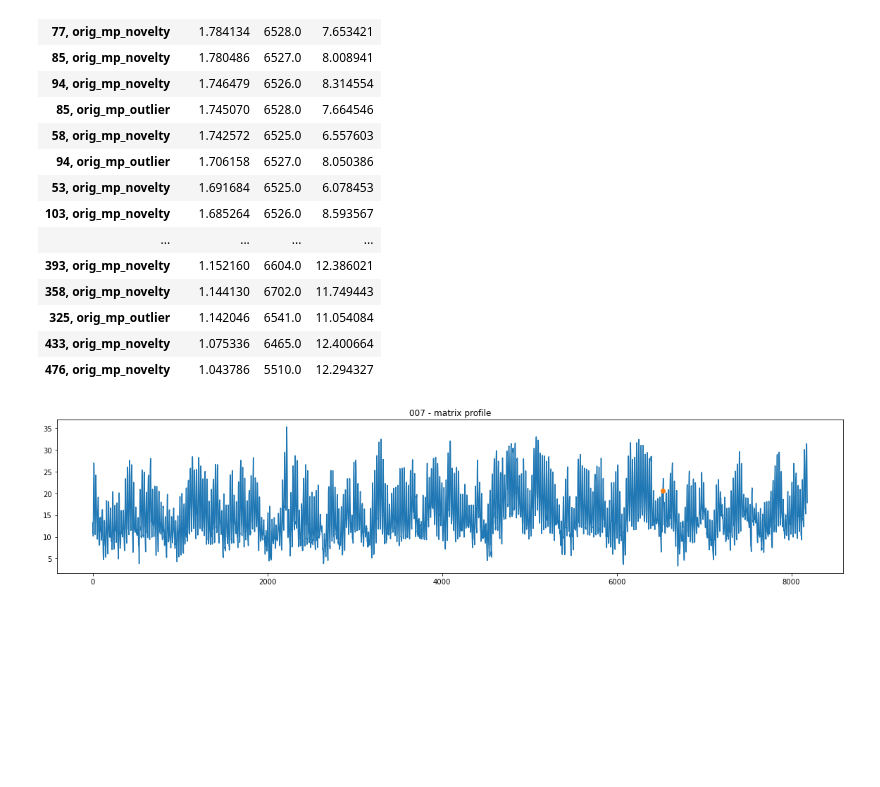
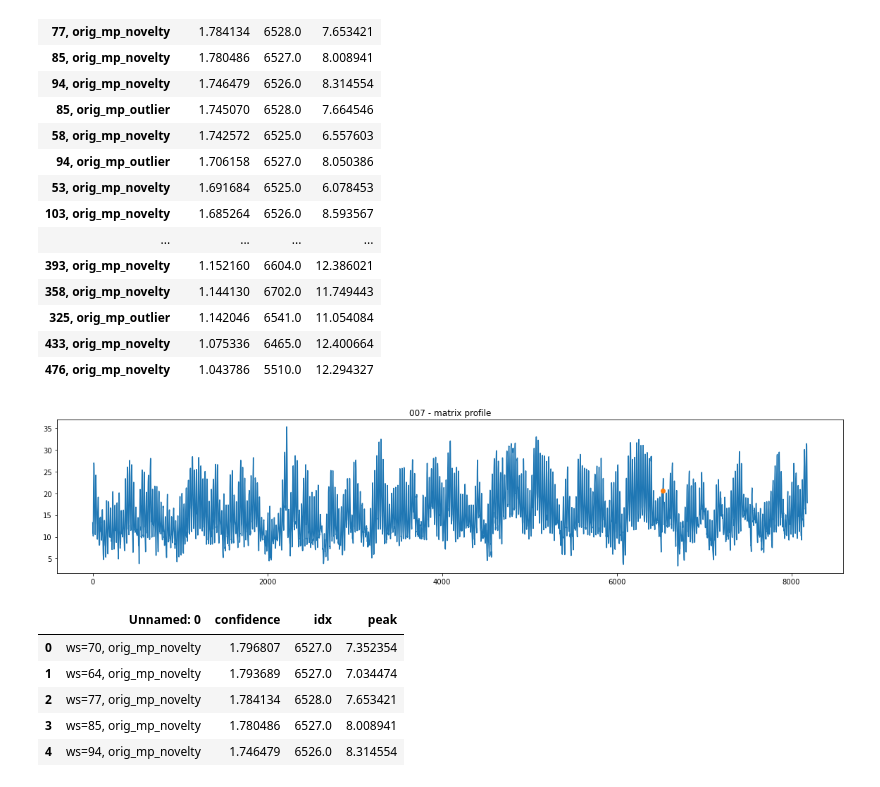
Before and after one commit to Karenou/KDDCup2021, a Jupyter notebook: notebooks/AnomalyScore.ipynb, the cells around one changed output. Drawn from its saved outputs; the diff is of its cells as text; code cells hidden in the pictures; blank space fills up the shorter version.

```diff
--- a/notebooks/AnomalyScore.ipynb
+++ b/notebooks/AnomalyScore.ipynb
@@ -684,0 +687,9 @@ plot_anomaly(data, mp_df, name = "matrix profile")
+# %%
+result_df.head()
+# %% [output]
+|  | Unnamed: 0 | confidence | idx | peak |
+| 0 | ws=70, orig_mp_novelty | 1.796807 | 6527.0 | 7.352354 |
+| 1 | ws=64, orig_mp_novelty | 1.793689 | 6527.0 | 7.034474 |
+| 2 | ws=77, orig_mp_novelty | 1.784134 | 6528.0 | 7.653421 |
+| 3 | ws=85, orig_mp_novelty | 1.780486 | 6527.0 | 8.008941 |
+| 4 | ws=94, orig_mp_novelty | 1.746479 | 6526.0 | 8.314554 |
```
Also changed, not shown: parts of 3 cells of this notebook, 3 other files.
